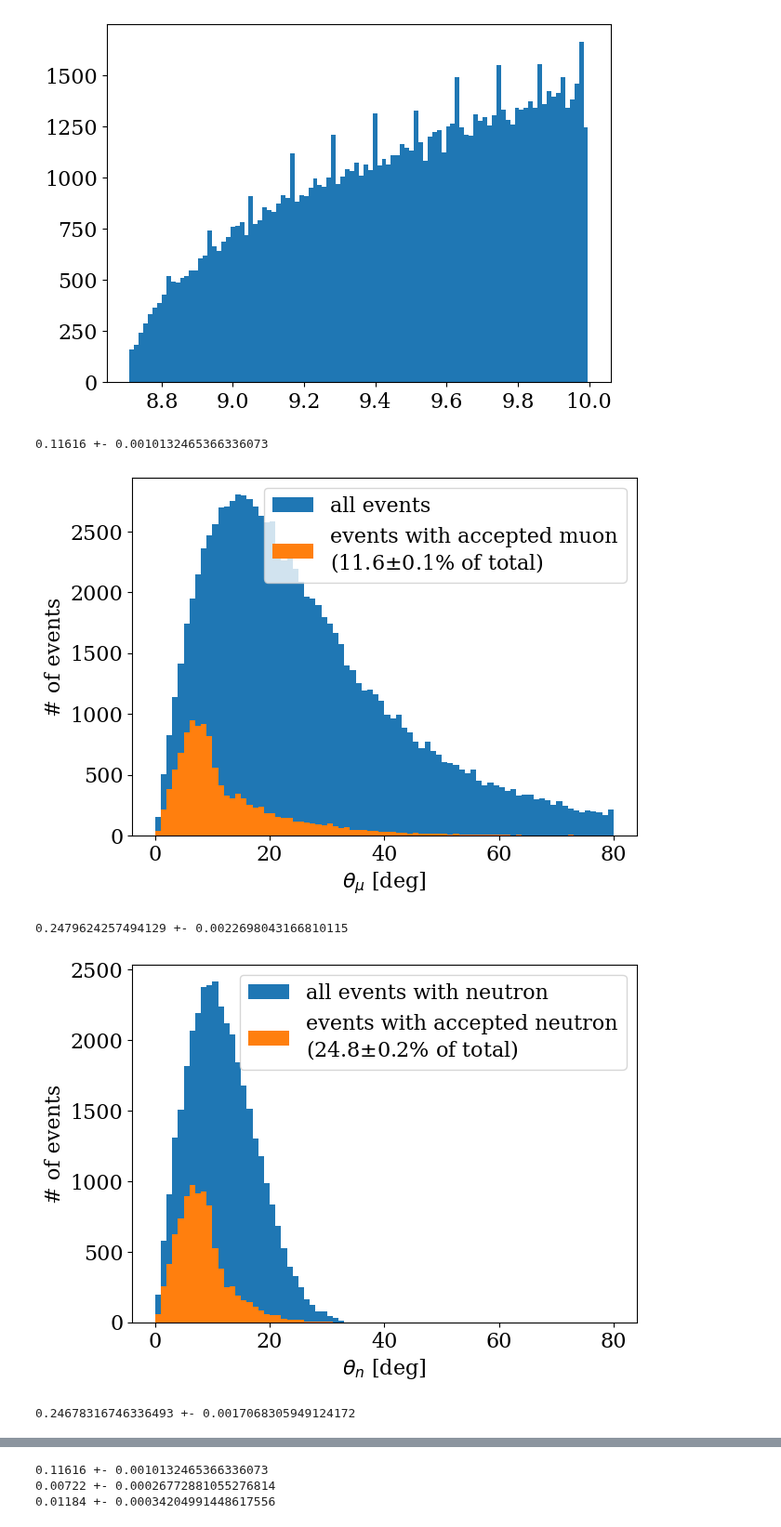
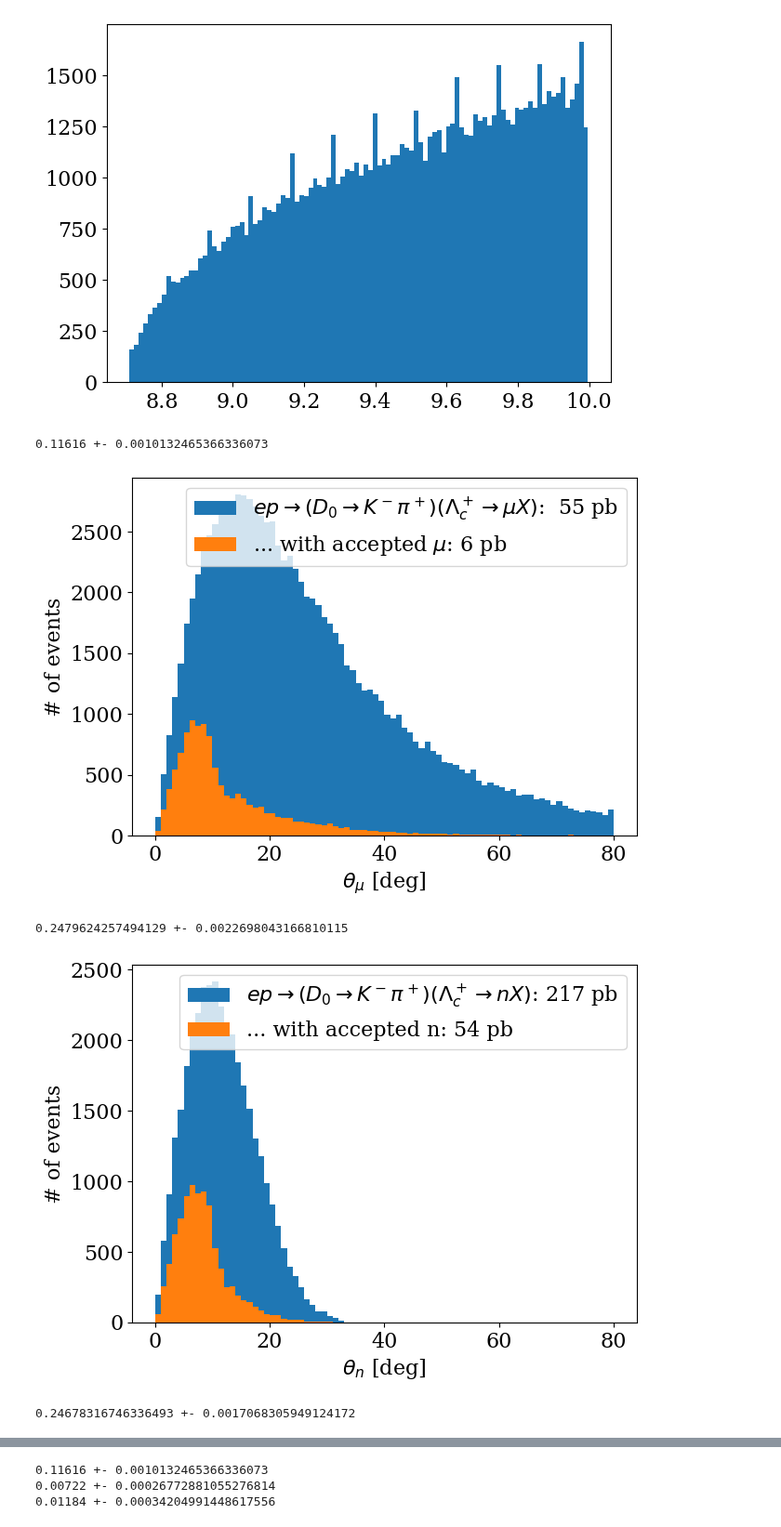
Before and after one commit to sebouh137/fcal_sim, a Jupyter notebook: SimpleEventGenerator.ipynb, the cells around one changed output, grey strips where cells are left out. Shown at 93% size. Drawn from its saved outputs; the diff is of its cells as text; code cells hidden in the pictures.

```diff
--- a/SimpleEventGenerator.ipynb
+++ b/SimpleEventGenerator.ipynb
@@ -342,46 +342,72 @@ def acceptance_condition(particle_name):
     return f"{particle_name}_px/{particle_name}_pz<{uxmax} and {particle_name}_py/{particle_name}_pz>{uymin} and {particle_name}_py/{particle_name}_pz<{uymax}"
 # %%
 #muon acceptance
+tot_nb = 40
+
+f_D0_Kminus_piplus=.03946
+
+
 accepted = df.query(acceptance_condition("mu"))
 num = len(accepted)
 denom = len(df)
 print(num/denom, "+-", np.sqrt(num*(denom-num)/denom**3))
 
-plt.hist(df.mu_theta*180/np.pi,bins=np.linspace(0,80,81), label ="all events")
-plt.hist(accepted.mu_theta*180/np.pi,bins=np.linspace(0, 80, 81), label=f"events with accepted muon\n({num/denom*100:.1f}$\pm${np.sqrt(num*(denom-num)/denom**3)*100:.1f}% of total)")
+
+f_lambda_c_mu = 0.035
+#label =f"all events with muon:  {tot_nb*f_lamdba_c_mu:.2f} nb"
+label = f"$ep\\rightarrow (D_0\\rightarrow K^-\\pi^+) (\\Lambda_c^+\\rightarrow \\mu X)$:  {tot_nb*f_lamdba_c_mu*f_D0_Kminus_piplus*1000:.0f} pb"
+plt.hist(df.mu_theta*180/np.pi,bins=np.linspace(0,80,81), label=label)
+
+#label = f"events with accepted muon\n{tot_nb*f_lambda_c_mu*num/denom:.2f} nb\n({num/denom*100:.1f}$\pm${np.sqrt(num*(denom-num)/denom**3)*100:.1f}% of total)"
+#label = f"events with accepted muon:\n{tot_nb*f_lambda_c_mu*num/denom:.2f} nb"
+label = f"... with accepted $\\mu$: {tot_nb*f_lambda_c_mu*f_D0_Kminus_piplus*num/denom*1000:.0f} pb"
+plt.hist(accepted.mu_theta*180/np.pi,bins=np.linspace(0, 80, 81), label=label)
 plt.legend()
 plt.xlabel("$\\theta_\mu$ [deg]")
 plt.ylabel("# of events")
 plt.show()
 
 #neutron acceptance:
 accepted = df.query(acceptance_condition("N") +" and Ntype==2112")
 num = len(accepted)
 denom = len(df.query("Ntype==2112"))
 print(num/denom, "+-", np.sqrt(num*(denom-num)/denom**3))
 
-plt.hist(df.query("Ntype==2112").N_theta*180/np.pi,bins=np.linspace(0,80,81), label ="all events with neutron")
-plt.hist(accepted.N_theta*180/np.pi,bins=np.linspace(0, 80, 81), label=f"events with accepted neutron\n({num/denom*100:.1f}$\pm${np.sqrt(num*(denom-num)/denom**3)*100:.1f}% of total)")
+f_lambdac_lambda=.382
+f_lambda_n=.36
+
+label=f"$ep\\rightarrow (D_0\\rightarrow K^-\\pi^+) (\\Lambda_c^+\\rightarrow n X)$: {tot_nb*f_D0_Kminus_piplus*f_lambdac_lambda*f_lambda_n*1000:.0f} pb"
+plt.hist(df.query("Ntype==2112").N_theta*180/np.pi,bins=np.linspace(0,80,81), label =label)
+#plt.hist(accepted.N_theta*180/np.pi,bins=np.linspace(0, 80, 81), label=f"events with accepted neutron\n({num/denom*100:.1f}$\pm${np.sqrt(num*(denom-num)/denom**3)*100:.1f}% of total)")
+plt.hist(accepted.N_theta*180/np.pi,bins=np.linspace(0, 80, 81), label=f"... with accepted n: {tot_nb*f_D0_Kminus_piplus*f_lambdac_lambda*f_lambda_n*num/denom*1000:.0f} pb")
+
+
 plt.legend()
 plt.xlabel("$\\theta_n$ [deg]")
 plt.ylabel("# of events")
 plt.show()
 
 #proton acceptance:
 accepted = df.query(acceptance_condition("N") +" and Ntype==2212")
 num = len(accepted)
 denom = len(df.query("Ntype==2212"))
 print(num/denom, "+-", np.sqrt(num*(denom-num)/denom**3))
 
-plt.hist(df.query("Ntype==2212").N_theta*180/np.pi,bins=np.linspace(0,80,81), label ="all events with proton")
-plt.hist(accepted.N_theta*180/np.pi,bins=np.linspace(0, 80, 81), label=f"events with accepted proton\n({num/denom*100:.1f}$\pm${np.sqrt(num*(denom-num)/denom**3)*100:.1f}% of total)")
+f_lambdac_lambda=.382
+f_lambda_p=.64
+
+label =f" $ep\\rightarrow (D_0\\rightarrow K^-\\pi^+) (\\Lambda_c^+\\rightarrow p X)$: {tot_nb*f_D0_Kminus_piplus*f_lambdac_lambda*f_lambda_p*1000:.0f} nb)"
+plt.hist(df.query("Ntype==2212").N_theta*180/np.pi,bins=np.linspace(0,80,81), label =label)
+#plt.hist(accepted.N_theta*180/np.pi,bins=np.linspace(0, 80, 81), label=f"events with accepted proton\n({num/denom*100:.1f}$\pm${np.sqrt(num*(denom-num)/denom**3)*100:.1f}% of total)")
+label=f"... with accepted p: {num/denom*tot_nb*f_D0_Kminus_piplus*f_lambdac_lambda*f_lambda_p*1000:.0f} nb"
+plt.hist(accepted.N_theta*180/np.pi,bins=np.linspace(0, 80, 81), label =label)
 plt.legend()
 plt.xlabel("$\\theta_p$ [deg]")
 plt.ylabel("# of events")
 plt.show()
 # %% [output]
 0.11616 +- 0.0010132465366336073
-[figure, old version]
+[figure, new version]
 0.2479624257494129 +- 0.0022698043166810115
-[figure, old version]
+[figure, new version]
 0.24678316746336493 +- 0.0017068305949124172
```
Also changed, not shown: parts of 1 cell of this notebook.
